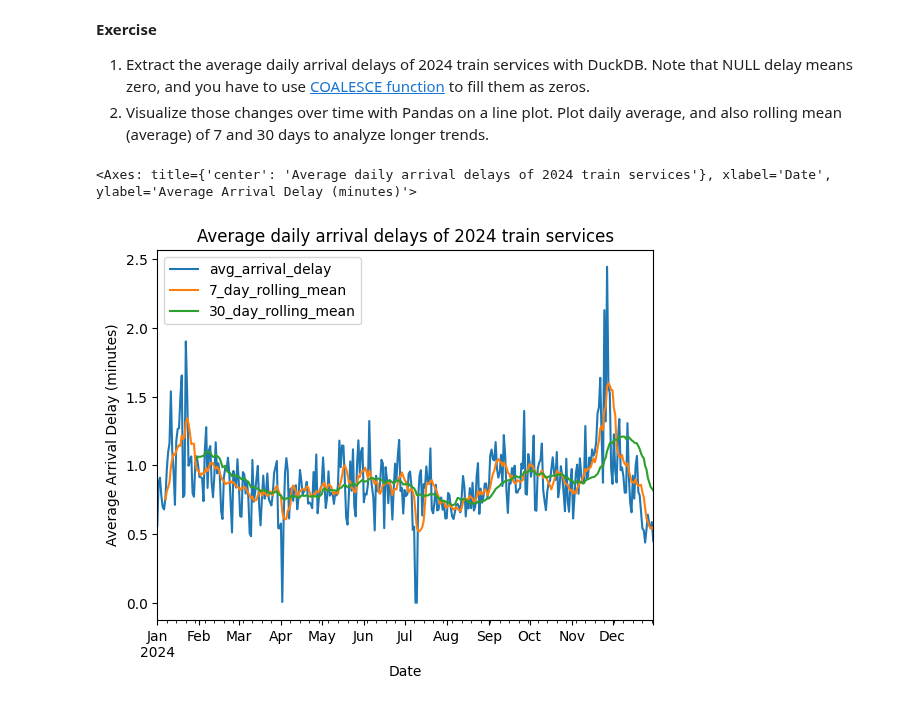
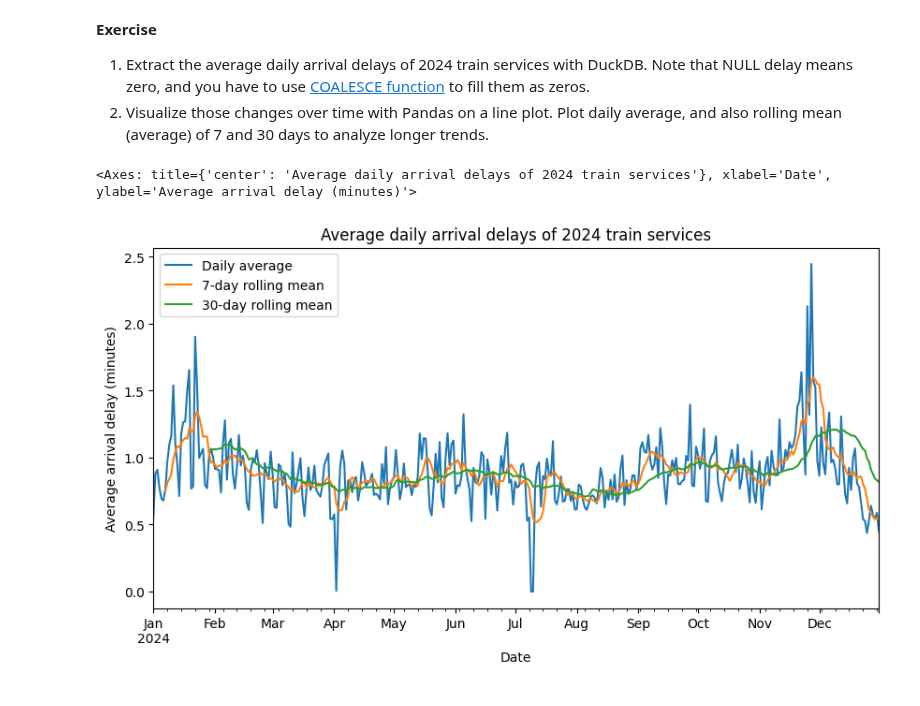
Before and after one commit to pkaramon/ML_OPS, a Jupyter notebook: lab02/notebook_02_duckdb.ipynb, the cells around one changed output. Drawn from its saved outputs; the diff is of its cells as text; code cells hidden in the pictures.

```diff
--- a/lab02/notebook_02_duckdb.ipynb
+++ b/lab02/notebook_02_duckdb.ipynb
@@ -604,28 +611,30 @@ df_disruptions_statistics.plot.barh(x="cause", y="cause_frequency")
 1. Extract the average daily arrival delays of 2024 train services with DuckDB. Note that NULL delay means zero, and you have to use [COALESCE function](https://duckdb.org/docs/stable/sql/functions/utility.html#coalesceexpr-) to fill them as zeros.
 2. Visualize those changes over time with Pandas on a line plot. Plot daily average, and also rolling mean (average) of 7 and 30 days to analyze longer trends.
 # %%
-# 1. Extract the average daily arrival delays of 2024 train services with DuckDB. Note that NULL delay means zero, and you have to use [COALESCE function](https://duckdb.org/docs/stable/sql/functions/utility.html#coalesceexpr-) to fill them as zeros.
-# 2. Visualize those changes over time with Pandas on a line plot. Plot daily average, and also rolling mean (average) of 7 and 30 days to analyze longer trends.
+# 1. Average daily arrival delay, NULL delay counted as 0
 df_services_statistics = duckdb.sql("""
 SELECT "Service:Date", AVG(COALESCE("Stop:Arrival delay", 0)) AS avg_arrival_delay
-FROM "data/services_2024_duckdb.parquet"
+FROM 'data/services_2024_duckdb.parquet'
 GROUP BY "Service:Date"
 ORDER BY "Service:Date"
 """).df()
 
+# 2. Daily average with 7 and 30 day rolling means
 df_services_statistics["7_day_rolling_mean"] = (
     df_services_statistics["avg_arrival_delay"].rolling(window=7).mean()
 )
 df_services_statistics["30_day_rolling_mean"] = (
     df_services_statistics["avg_arrival_delay"].rolling(window=30).mean()
 )
 df_services_statistics.plot.line(
     x="Service:Date",
     y=["avg_arrival_delay", "7_day_rolling_mean", "30_day_rolling_mean"],
+    label=["Daily average", "7-day rolling mean", "30-day rolling mean"],
     title="Average daily arrival delays of 2024 train services",
-    ylabel="Average Arrival Delay (minutes)",
     xlabel="Date",
+    ylabel="Average arrival delay (minutes)",
+    figsize=(10, 5),
 )
 # %% [output]
-<Axes: title={'center': 'Average daily arrival delays of 2024 train services'}, xlabel='Date', ylabel='Average Arrival Delay (minutes)'>
+<Axes: title={'center': 'Average daily arrival delays of 2024 train services'}, xlabel='Date', ylabel='Average arrival delay (minutes)'>
-[figure, old version]
+[figure, new version]
```
Also changed, not shown: parts of 12 cells of this notebook, 4 other files.
